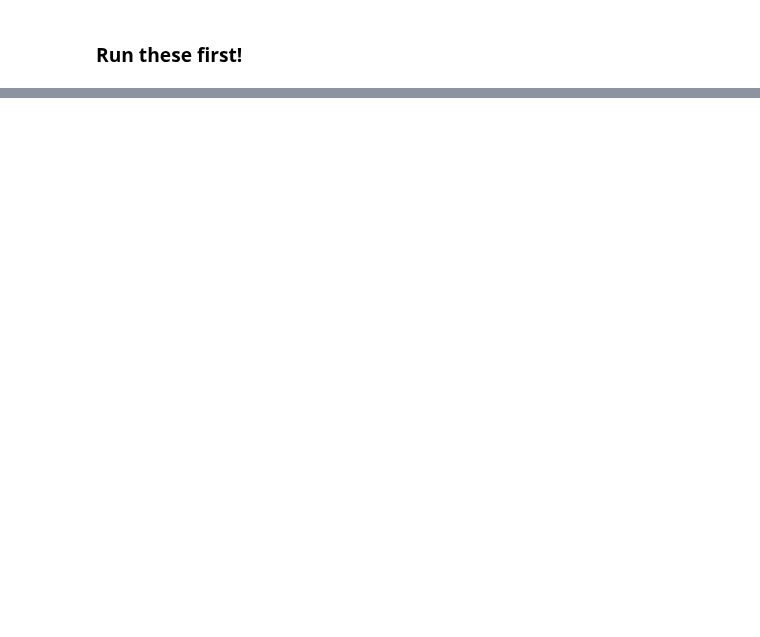
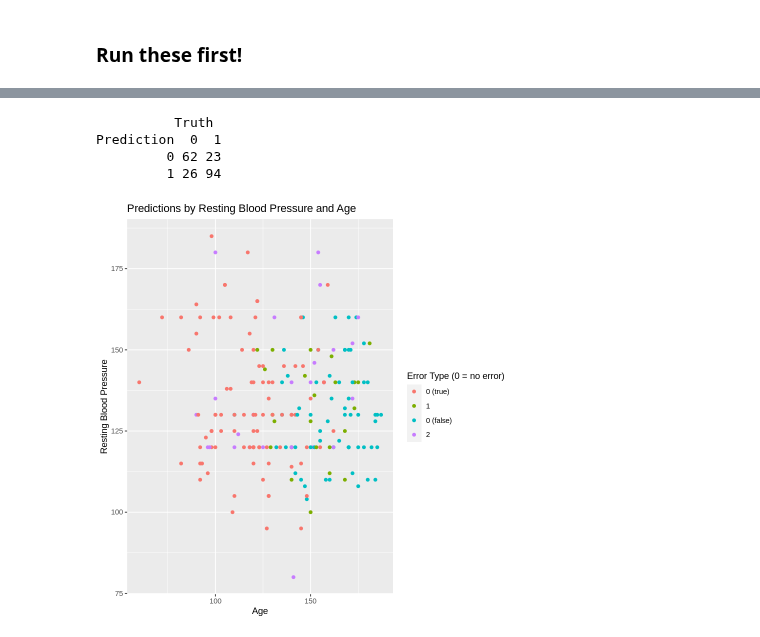
Before and after one commit to xonew/DSCI-100-002-Group-26, a Jupyter notebook: report.ipynb, the cells around one changed output, grey strips where cells are left out. Drawn from its saved outputs; the diff is of its cells as text; code cells hidden in the pictures; blank space fills up the shorter version.

```diff
--- a/report.ipynb
+++ b/report.ipynb
@@ -179,0 +137,22 @@ A tibble: 1 × 1
+# %%
+set.seed(727)
+# creating the spec for the final model
+knn_spec_f <- nearest_neighbor(weight_func = "rectangular", neighbors = k_min) |>
+  set_engine("kknn") |>
+  set_mode("classification")
+
+#creating the workflow for the final model
+knn_fit <- workflow() |>
+  add_recipe(heart_recipe) |>
+  add_model(knn_spec_f) |>
+  fit(data = heart_train)
+
+#determining the accuracy using our testing set
+predictions <- knn_fit |>
+           predict(heart_test) |>
+          bind_cols(heart_test |> select(num, age, trestbps, chol, max_hr))
+
+#metrics
+metrics <- predictions |>
+           metrics(truth = num, estimate = .pred_class)
+metrics
@@ -179,0 +165,20 @@ A tibble: 1 × 1
+# %%
+#confidence matrix
+conf_mat <- predictions |>
+    conf_mat(truth = num, estimate = .pred_class)
+
+conf_mat
+# %% [output]
+          Truth
+Prediction  0  1
+         0 62 23
+         1 26 94
+# %%
+#plot of predictions by error type
+errors <- predictions |>
+    mutate(error = as_factor(ifelse(num == .pred_class & num == 0, "0 (false)", ifelse(num == .pred_class & num == 1, "0 (true)", ifelse(num == 1, 1, 2)))))
+ggplot(errors, aes(x = age, y = trestbps, color = error)) +
+  geom_point() +
+  labs(x = "Age", y = "Resting Blood Pressure", color = "Error Type (0 = no error)", title = "Predictions by Resting Blood Pressure and Age")
+# %% [output]
+[figure, added]
```
Also changed, not shown: parts of 6 cells of this notebook.
